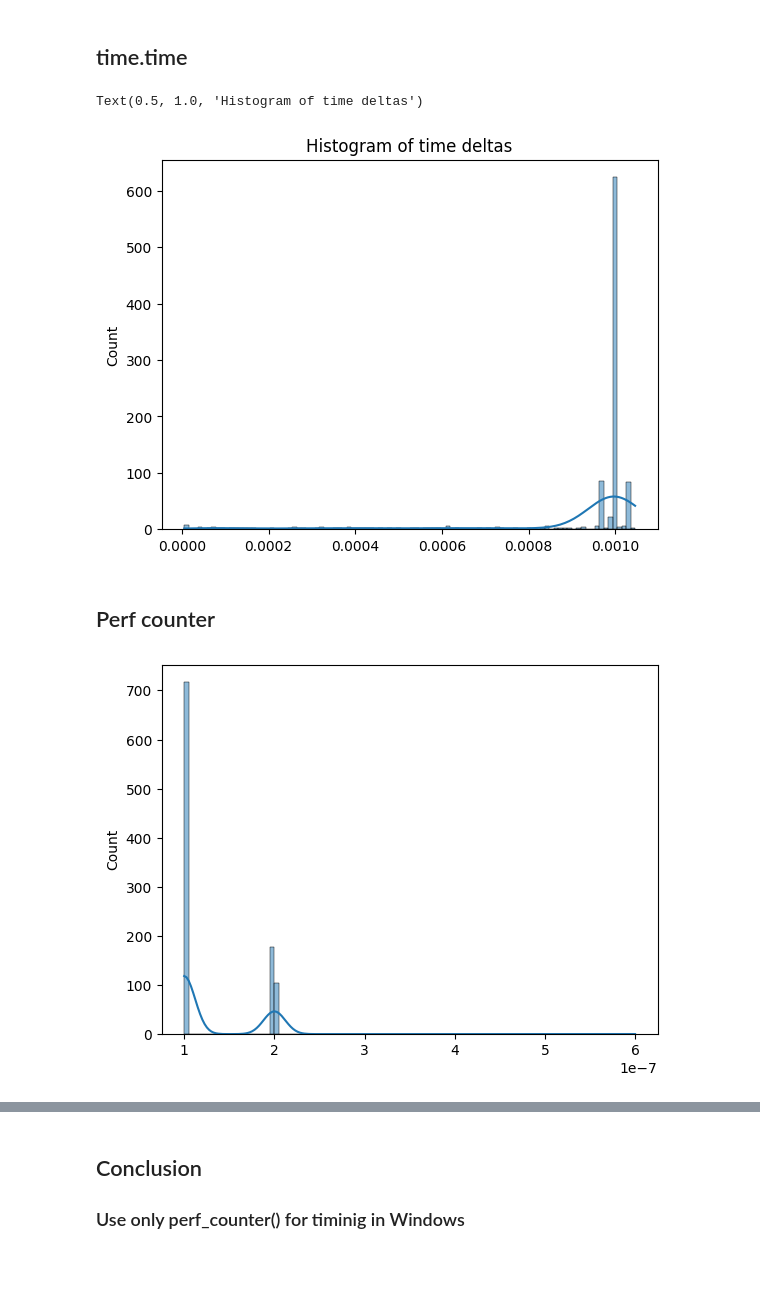
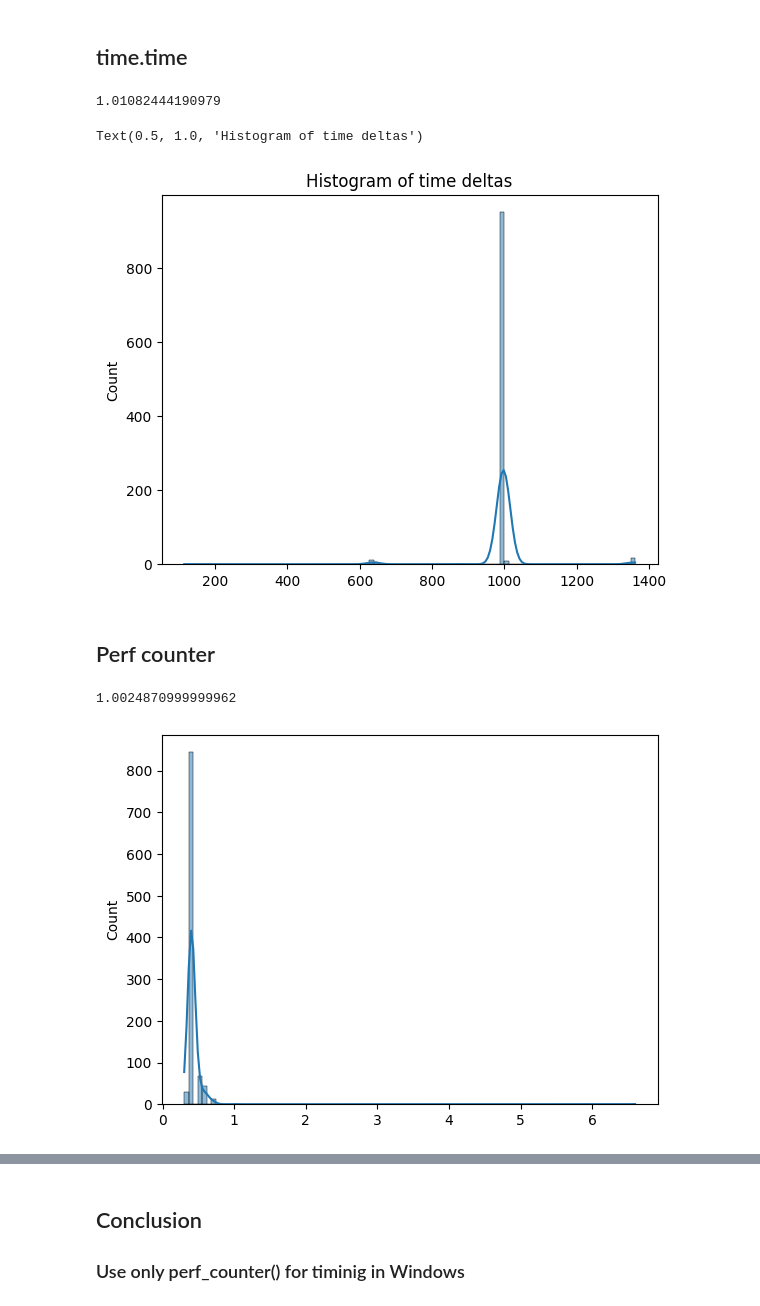
Before and after one commit to amar-enkhbat/codebook_generator, a Jupyter notebook: time_accuracy_windows.ipynb, the cells around one changed output, grey strips where cells are left out. Cells and saved outputs as stored; diff of their text form; code cells hidden in the pictures; blank space fills up the shorter version.

Commit message:
change wait to perf_counter

```diff
--- a/time_accuracy_windows.ipynb
+++ b/time_accuracy_windows.ipynb
@@ -11,3 +12,10 @@ import seaborn as sns
+# %%
+t0 = time.time()
+time.sleep(1)
+t1 = time.time()
+t1 - t0
+# %% [output]
+1.01082444190979
 # %%
 # measure the smallest time delta by spinning until the time changes
 def measure_time():
@@ -17,25 +25,32 @@ def measure_time():
         t1 = time.time()
     return t1-t0
 
-samples = [measure_time() for i in range(1000)]
-sns.histplot(samples, bins=100, kde=True)
+samples_time = [measure_time() / 1e-6 for i in range(1000)]
+sns.histplot(samples_time, bins=100, kde=True)
 plt.title('Histogram of time deltas')
 # %% [output]
 Text(0.5, 1.0, 'Histogram of time deltas')
-[figure, old version]
+[figure, new version]
 # %% [markdown]
 ## Perf counter
+# %%
+t0 = time.perf_counter()
+time.sleep(1)
+t1 = time.perf_counter()
+t1 - t0
+# %% [output]
+1.0024870999999962
 # %%
 # measure the smallest time delta by spinning until the time changes
 def measure_perf_counter():
     t0 = time.perf_counter()
     t1 = t0
     while t1 == t0:
         t1 = time.perf_counter()
     return t1-t0
 
-samples = [measure_perf_counter() for i in range(1000)]
-sns.histplot(samples, bins=100, kde=True)
+samples_perf_counter = [measure_perf_counter() / 1e-6 for i in range(1000)]
+sns.histplot(samples_perf_counter, bins=100, kde=True)
 plt.show()
 # %% [output]
-[figure, old version]
+[figure, new version]
```
Also changed, not shown: parts of 10 cells of this notebook, 2 other files.
